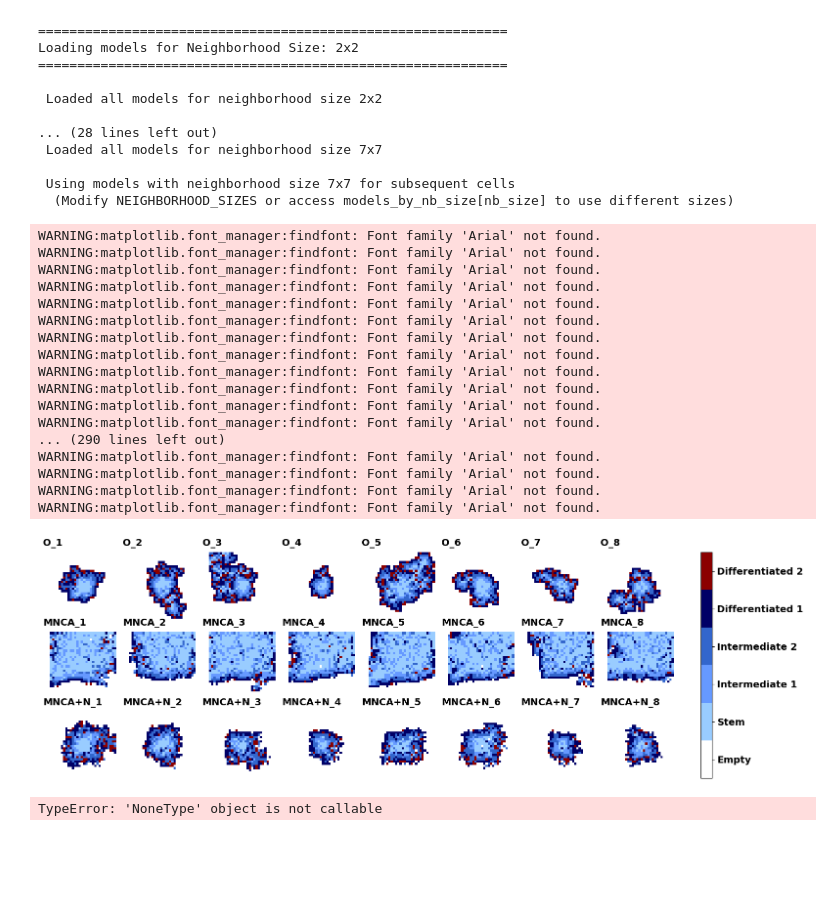
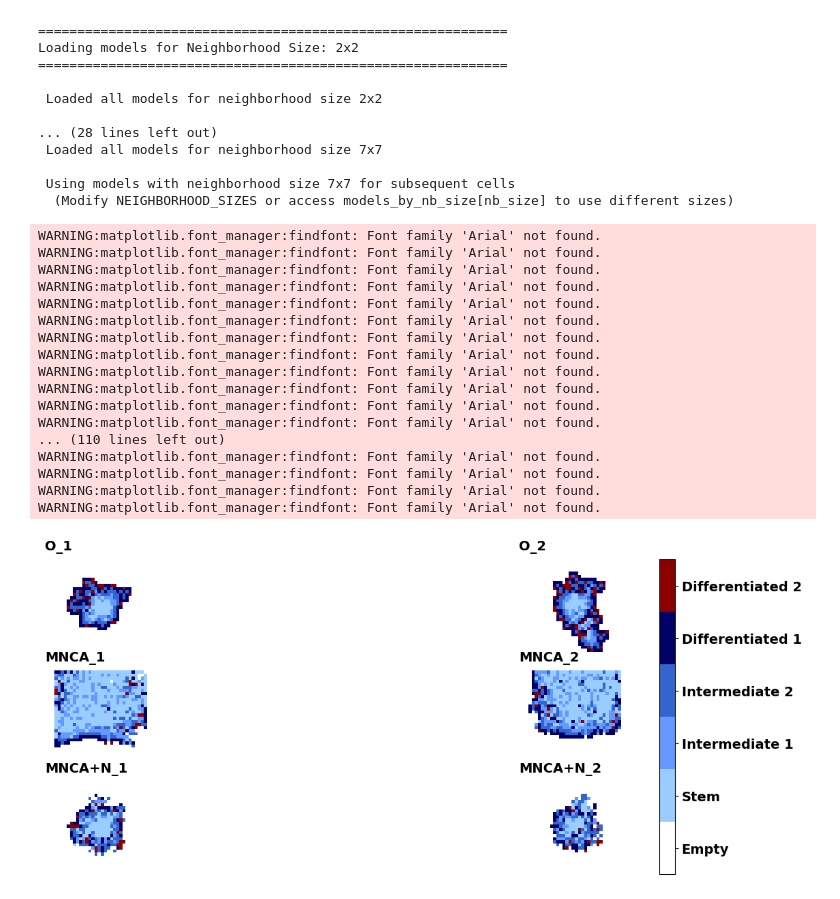
Before and after one commit to DaddarioLuigi/MNCA, a Jupyter notebook: notebooks/tissue_simulation_MNCA.ipynb, the cells around one changed output. Saved outputs shown, nothing was run; the diff lists cells and outputs as text; code cells hidden in the pictures; blank space fills up the shorter version.

```diff
--- a/notebooks/tissue_simulation_MNCA.ipynb
+++ b/notebooks/tissue_simulation_MNCA.ipynb
@@ -491,70 +496,38 @@ fig = plot_automata_comparison_grid(
     mix_nca=mix_nca.to(device),
     stoch_mix_nca=stochastic_mix_nca.to(device),
     initial_state=histories,
-    n_examples=8,
-    n_steps=100,
+    n_examples=2,
+    n_steps=25,
     # Force same rule-selection mode for MNCA and MNCA+N in the visualization:
-    #sample_non_differentiable=False,  # soft/ST (more stable)
-    #straight_through=True,
-    #temperature=None,  # use model's stored temperature
+    sample_non_differentiable=False,  # soft/ST (more stable)
+    straight_through=True,
+    temperature=None,  # use model's stored temperature
     figsize=(18, 10),
     device=device,
 )
 
 # Crea directory figures se non esiste
 os.makedirs('/content/MNCA/figures', exist_ok=True)
 # Save the figure in high quality
 fig.savefig('/content/MNCA/figures/automata_comparison.png', bbox_inches='tight', dpi=300)
 # For vector graphics (recommended for papers):
 fig.savefig('/content/MNCA/figures/automata_comparison.pdf', bbox_inches='tight', format='pdf')
 # %% [output]
 WARNING:matplotlib.font_manager:findfont: Font family 'Arial' not found.
 WARNING:matplotlib.font_manager:findfont: Font family 'Arial' not found.
 WARNING:matplotlib.font_manager:findfont: Font family 'Arial' not found.
 WARNING:matplotlib.font_manager:findfont: Font family 'Arial' not found.
 WARNING:matplotlib.font_manager:findfont: Font family 'Arial' not found.
 WARNING:matplotlib.font_manager:findfont: Font family 'Arial' not found.
 WARNING:matplotlib.font_manager:findfont: Font family 'Arial' not found.
 WARNING:matplotlib.font_manager:findfont: Font family 'Arial' not found.
 WARNING:matplotlib.font_manager:findfont: Font family 'Arial' not found.
 WARNING:matplotlib.font_manager:findfont: Font family 'Arial' not found.
 WARNING:matplotlib.font_manager:findfont: Font family 'Arial' not found.
 WARNING:matplotlib.font_manager:findfont: Font family 'Arial' not found.
-... (290 lines left out)
+... (110 lines left out)
 WARNING:matplotlib.font_manager:findfont: Font family 'Arial' not found.
 WARNING:matplotlib.font_manager:findfont: Font family 'Arial' not found.
 WARNING:matplotlib.font_manager:findfont: Font family 'Arial' not found.
 WARNING:matplotlib.font_manager:findfont: Font family 'Arial' not found.
-[figure, old version]
+[figure, new version]
-# %%
-# Multi-horizon evaluation across neighborhood sizes
-# (Uses the same rule-selection mode for MNCA and MNCA+N as in the visualization)
-
-STEP_LENGTHS = [25, 50, 100]
-N_EVALUATIONS = 5  # stochastic eval repeats (reduce/increase as needed)
-
-all_results = []
-
-for nb_size in NEIGHBORHOOD_SIZES:
-    models = models_by_nb_size[nb_size]
-
-    for n_steps in STEP_LENGTHS:
-        df = compare_generated_distributions(
-            histories=histories,
-            standard_nca=models.get("nca"),
-            mixture_nca=models["mix_nca"],
-            stochastic_nca=models["stochastic_mix_nca"],
-            nca_with_noise=models.get("gca"),
-            n_steps=n_steps,
-            n_evaluations=N_EVALUATIONS,
-            device=device,
-            deterministic_rule_choice=False,
-        )
-        df["Neighborhood Size"] = nb_size
-        df["Step Length"] = n_steps
-        all_results.append(df)
-
-results_df = pd.concat(all_results, ignore_index=True)
-results_df
-# %% [output]
-TypeError: 'NoneType' object is not callable
```
Also changed, not shown: parts of 7 cells of this notebook.
